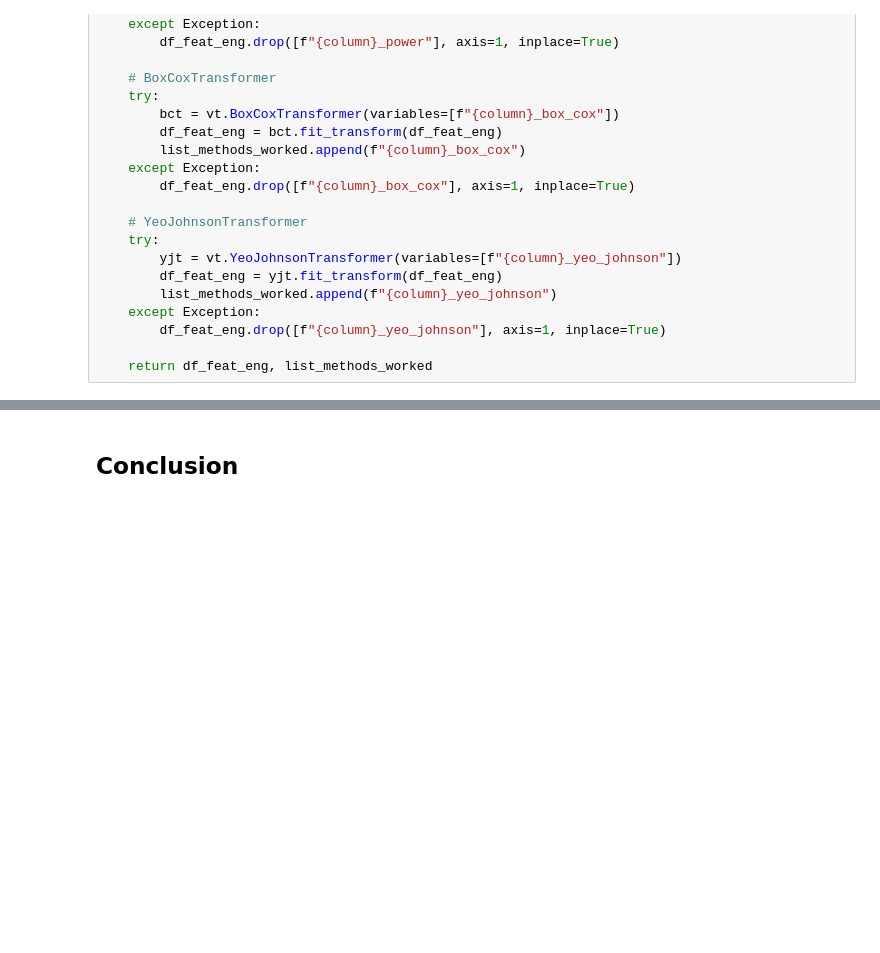
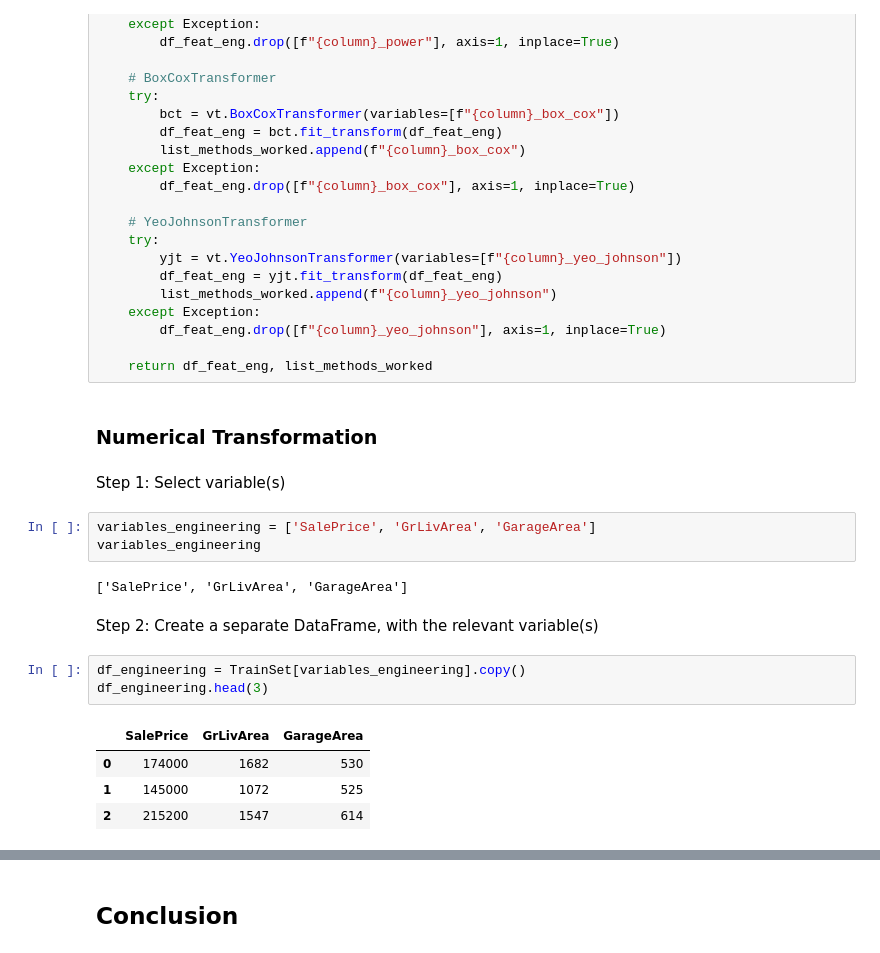
Before and after one commit to Fl0W97/ci-c5-housing-market-prices, a Jupyter notebook: jupyter_notebooks/03_featureEngineering.ipynb, the cells around one changed output, grey strips where cells are left out. Drawn from its saved outputs; the diff is of its cells as text; blank space fills up the shorter version.

```diff
--- a/jupyter_notebooks/03_featureEngineering.ipynb
+++ b/jupyter_notebooks/03_featureEngineering.ipynb
@@ -300,3 +300,22 @@ def FeatEngineering_Numerical(df_feat_eng, column):
         df_feat_eng.drop([f"{column}_yeo_johnson"], axis=1, inplace=True)
 
     return df_feat_eng, list_methods_worked
+# %% [markdown]
+### Numerical Transformation
+# %% [markdown]
+Step 1: Select variable(s)
+# %%
+variables_engineering = ['SalePrice', 'GrLivArea', 'GarageArea']
+variables_engineering
+# %% [output]
+['SalePrice', 'GrLivArea', 'GarageArea']
+# %% [markdown]
+Step 2: Create a separate DataFrame, with the relevant variable(s)
+# %%
+df_engineering = TrainSet[variables_engineering].copy()
+df_engineering.head(3)
+# %% [output]
+|  | SalePrice | GrLivArea | GarageArea |
+| 0 | 174000 | 1682 | 530 |
+| 1 | 145000 | 1072 | 525 |
+| 2 | 215200 | 1547 | 614 |
```
Also changed, not shown: parts of 13 cells of this notebook, 2 other files.
